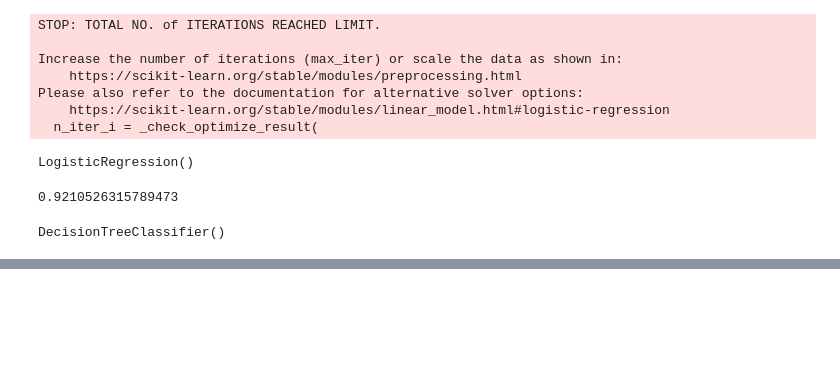
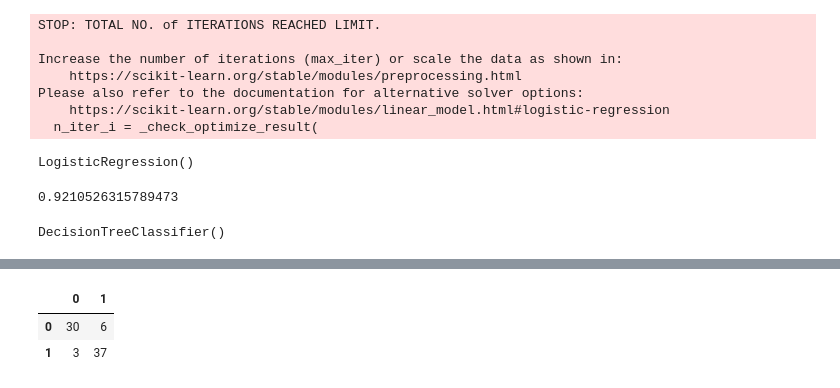
Before and after one commit to stoicsapien1/100-Days-Of-ML, a Jupyter notebook: DAY 5 LOGISTIC REGRESSION/Notebook/Accuracy Score.ipynb, the cells around one changed output, grey strips where cells are left out. Cells and saved outputs as stored; diff of their text form; code cells hidden in the pictures; blank space fills up the shorter version.

```diff
--- a/DAY 5 LOGISTIC REGRESSION/Notebook/Accuracy Score.ipynb
+++ b/DAY 5 LOGISTIC REGRESSION/Notebook/Accuracy Score.ipynb
@@ -67,0 +68,10 @@ model1.score(X_test,y_test)
+# %%
+y_pred=model.predict(X_test)
+y_pred1=model1.predict(X_test)
+# %%
+from sklearn.metrics import confusion_matrix
+pd.DataFrame(confusion_matrix(y_test,y_pred1))
+# %% [output]
+|  | 0 | 1 |
+| 0 | 30 | 6 |
+| 1 | 3 | 37 |
```
Also changed, not shown: parts of 1 cell of this notebook, 2 other files.
